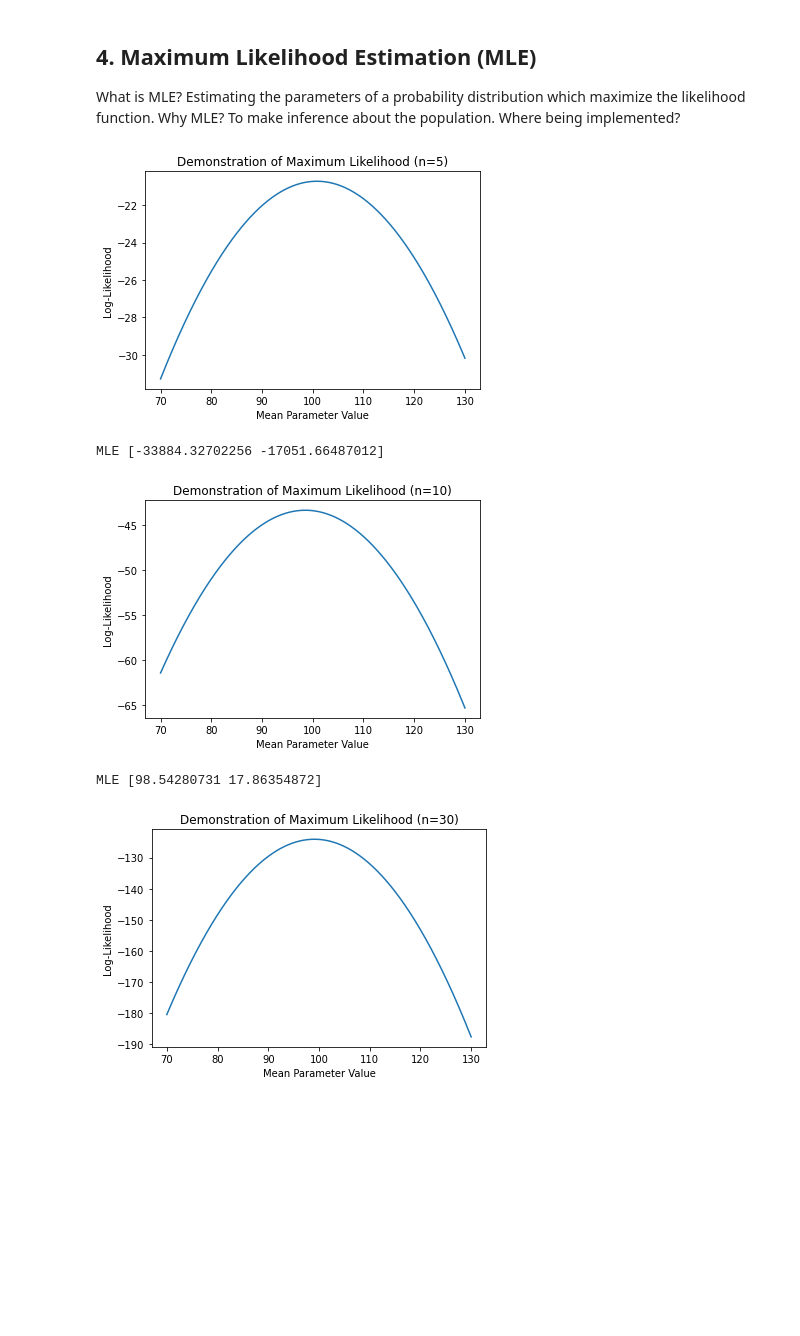
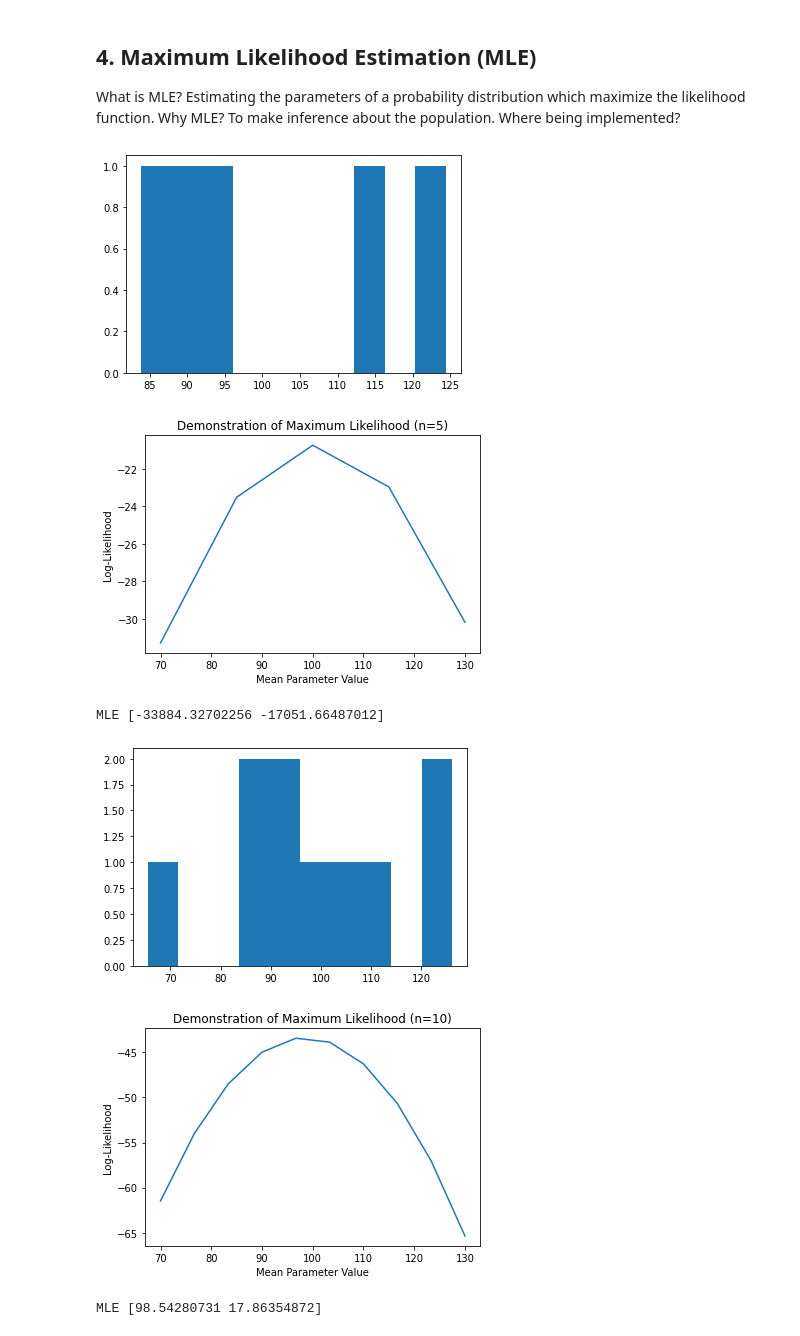
Before and after one commit to imranfadhil/our-learnings, a Jupyter notebook: B3_probability_basic_statistics.ipynb, the cells around one changed output. Saved outputs shown, nothing was run; the diff lists cells and outputs as text; code cells hidden in the pictures; blank space fills up the shorter version.

```diff
--- a/B3_probability_basic_statistics.ipynb
+++ b/B3_probability_basic_statistics.ipynb
@@ -160,36 +245,39 @@ Where being implemented?
 # %%
 import numpy as np
 import pandas as pd
 import matplotlib.pyplot as plt
 from scipy.stats import norm
 from scipy.optimize import minimize
 
 def likelihood(params, data):
     return norm.logpdf(data, loc=params[0], scale=params[1]).sum()
 
 def neglikelihood(params, data):
     return -1 * likelihood(params, data)
 
 n = [5, 10, 30, 1000]
 init_mu = 100
 init_sigma = 15
 for i in n:
     data = norm.rvs(loc=init_mu, scale=init_sigma, size=i, random_state=1)
-    x = np.linspace(70, 130, 1000)
-    y = [likelihood([val, 15], data) for val in x]
+    x = np.linspace(70, 130, i)
+    y = [likelihood([val, init_sigma], data) for val in x]
 
     # Estimating mu and sigma based on the sample data points using MLE approach
     result = minimize(neglikelihood, [50, 10], args=(data))
 
+    plt.hist(data)
+    plt.show()
     plt.plot(x, y)
     plt.title(f'Demonstration of Maximum Likelihood (n={i})')
     plt.ylabel('Log-Likelihood')
     plt.xlabel('Mean Parameter Value')
     plt.show()
     print(f'MLE {result.x}')
 # %% [output]
-[figure, old version]
+[figure, new version]
+[figure, new version]
 MLE [-33884.32702256 -17051.66487012]
-[figure, old version]
+[figure, new version]
+[figure, new version]
 MLE [98.54280731 17.86354872]
-[figure, old version]
```
Also changed, not shown: parts of 10 cells of this notebook.
